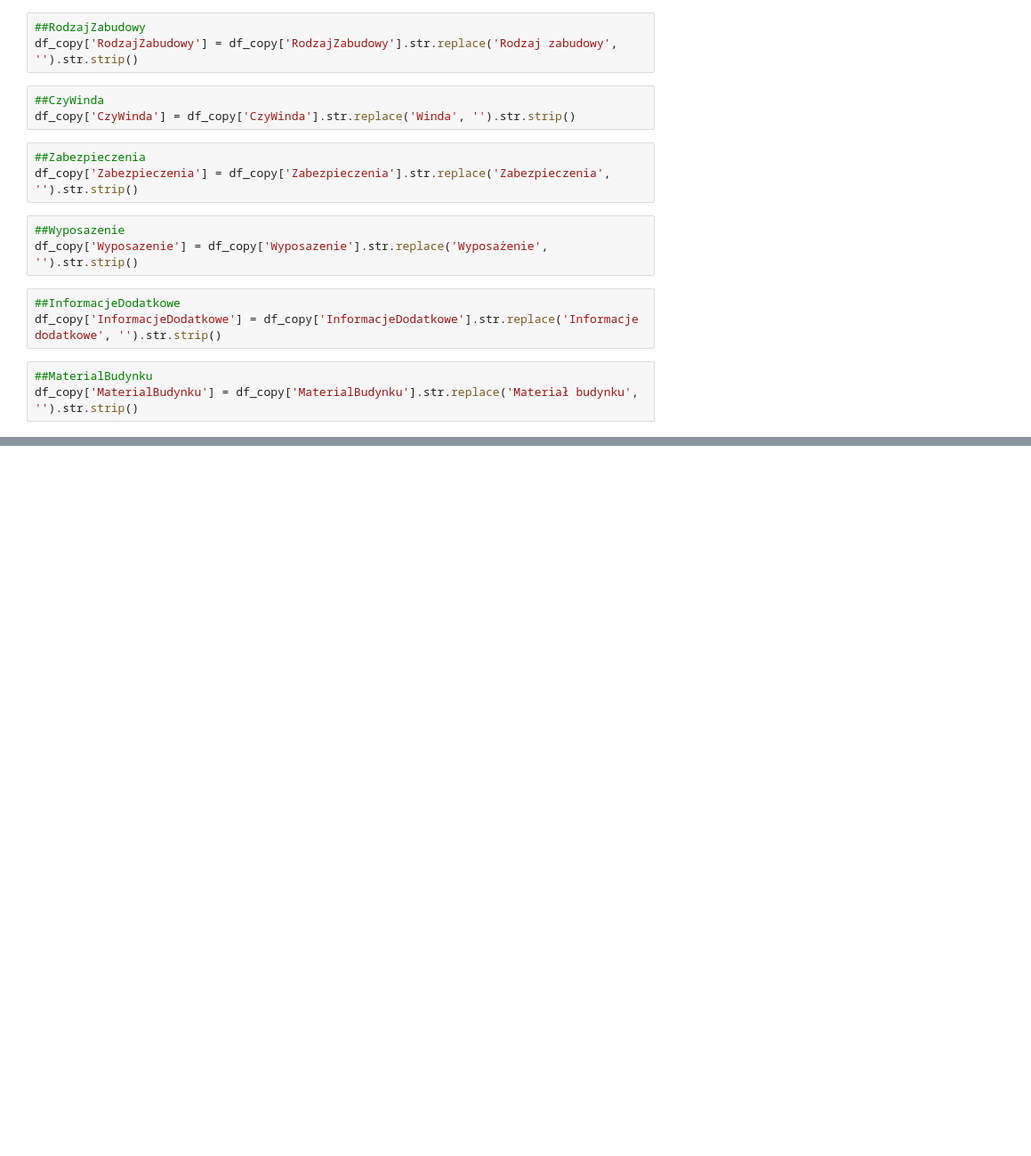
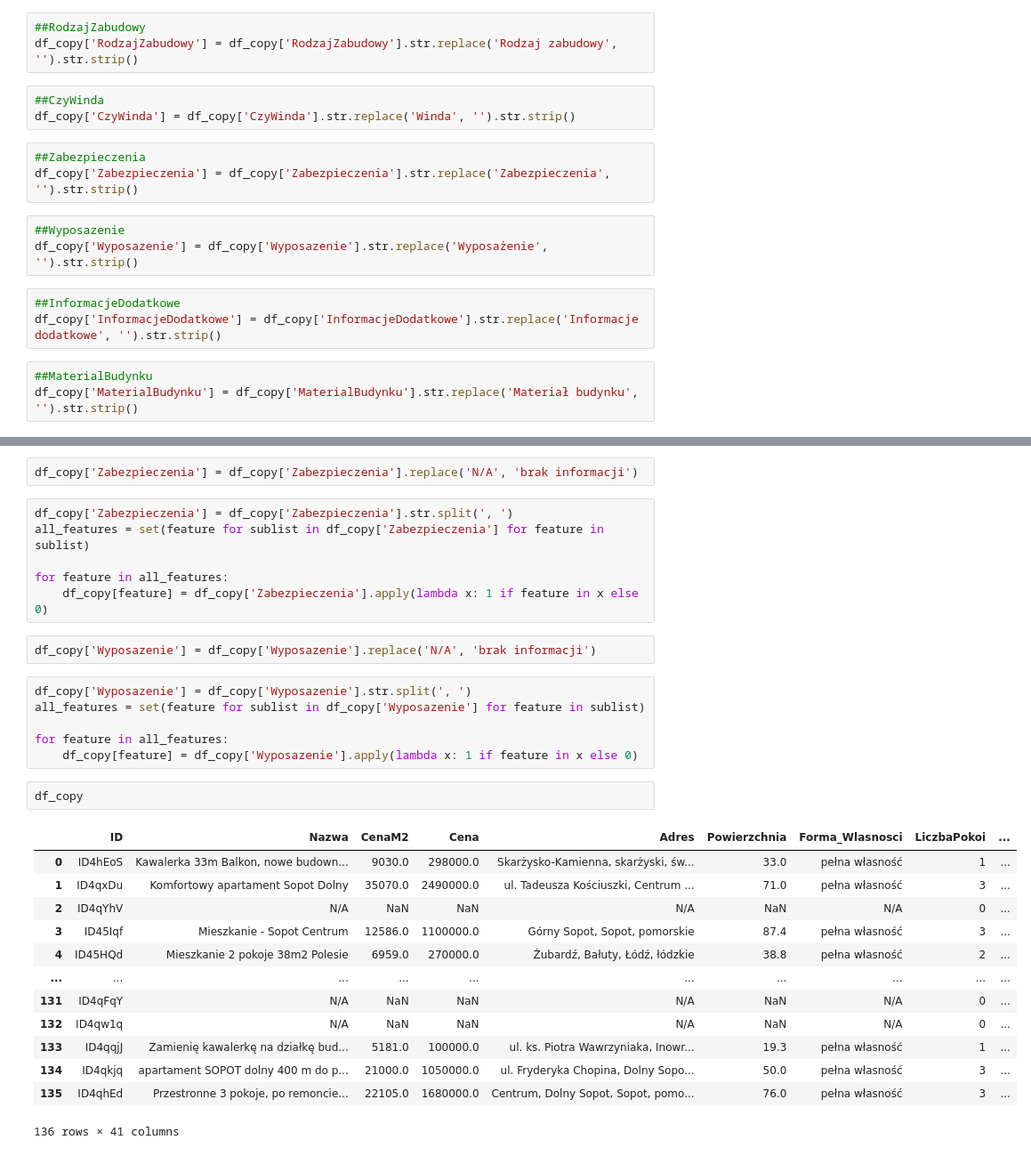
Before and after one commit to PyMen96/PyMen96_repo, a Jupyter notebook: web_scrapping_database_ml/WebScrapping_house_website_to_db.ipynb, the cells around one changed output, grey strips where cells are left out. Shown at 89% size. Saved outputs shown, nothing was run; the diff lists cells and outputs as text; blank space fills up the shorter version.

```diff
--- a/web_scrapping_database_ml/WebScrapping_house_website_to_db.ipynb
+++ b/web_scrapping_database_ml/WebScrapping_house_website_to_db.ipynb
@@ -353,0 +376,32 @@ Name: Pietro, dtype: int64
+# %%
+df_copy['Zabezpieczenia'] = df_copy['Zabezpieczenia'].replace('N/A', 'brak informacji')
+# %%
+df_copy['Zabezpieczenia'] = df_copy['Zabezpieczenia'].str.split(', ')
+all_features = set(feature for sublist in df_copy['Zabezpieczenia'] for feature in sublist)
+
+for feature in all_features:
+    df_copy[feature] = df_copy['Zabezpieczenia'].apply(lambda x: 1 if feature in x else 0)
+# %%
+df_copy['Wyposazenie'] = df_copy['Wyposazenie'].replace('N/A', 'brak informacji')
+# %%
+df_copy['Wyposazenie'] = df_copy['Wyposazenie'].str.split(', ')
+all_features = set(feature for sublist in df_copy['Wyposazenie'] for feature in sublist)
+
+for feature in all_features:
+    df_copy[feature] = df_copy['Wyposazenie'].apply(lambda x: 1 if feature in x else 0)
+# %%
+df_copy
+# %% [output]
+|  | ID | Nazwa | CenaM2 | Cena | Adres | Powierzchnia | Forma_Wlasnosci | LiczbaPokoi | ... |
+| 0 | ID4hEoS | Kawalerka 33m Balkon, nowe budown... | 9030.0 | 298000.0 | Skarżysko-Kamienna, skarżyski, św... | 33.0 | pełna własność | 1 | ... |
+| 1 | ID4qxDu | Komfortowy apartament Sopot Dolny | 35070.0 | 2490000.0 | ul. Tadeusza Kościuszki, Centrum ... | 71.0 | pełna własność | 3 | ... |
+| 2 | ID4qYhV | N/A | NaN | NaN | N/A | NaN | N/A | 0 | ... |
+| 3 | ID45Iqf | Mieszkanie - Sopot Centrum | 12586.0 | 1100000.0 | Górny Sopot, Sopot, pomorskie | 87.4 | pełna własność | 3 | ... |
+| 4 | ID45HQd | Mieszkanie 2 pokoje 38m2 Polesie | 6959.0 | 270000.0 | Żubardź, Bałuty, Łódź, łódzkie | 38.8 | pełna własność | 2 | ... |
+| ... | ... | ... | ... | ... | ... | ... | ... | ... | ... |
+| 131 | ID4qFqY | N/A | NaN | NaN | N/A | NaN | N/A | 0 | ... |
+| 132 | ID4qw1q | N/A | NaN | NaN | N/A | NaN | N/A | 0 | ... |
+| 133 | ID4qqjJ | Zamienię kawalerkę na działkę bud... | 5181.0 | 100000.0 | ul. ks. Piotra Wawrzyniaka, Inowr... | 19.3 | pełna własność | 1 | ... |
+| 134 | ID4qkjq | apartament SOPOT dolny 400 m do p... | 21000.0 | 1050000.0 | ul. Fryderyka Chopina, Dolny Sopo... | 50.0 | pełna własność | 3 | ... |
+| 135 | ID4qhEd | Przestronne 3 pokoje, po remoncie... | 22105.0 | 1680000.0 | Centrum, Dolny Sopot, Sopot, pomo... | 76.0 | pełna własność | 3 | ... |
+136 rows × 41 columns
```
Also changed, not shown: parts of 9 cells of this notebook.
